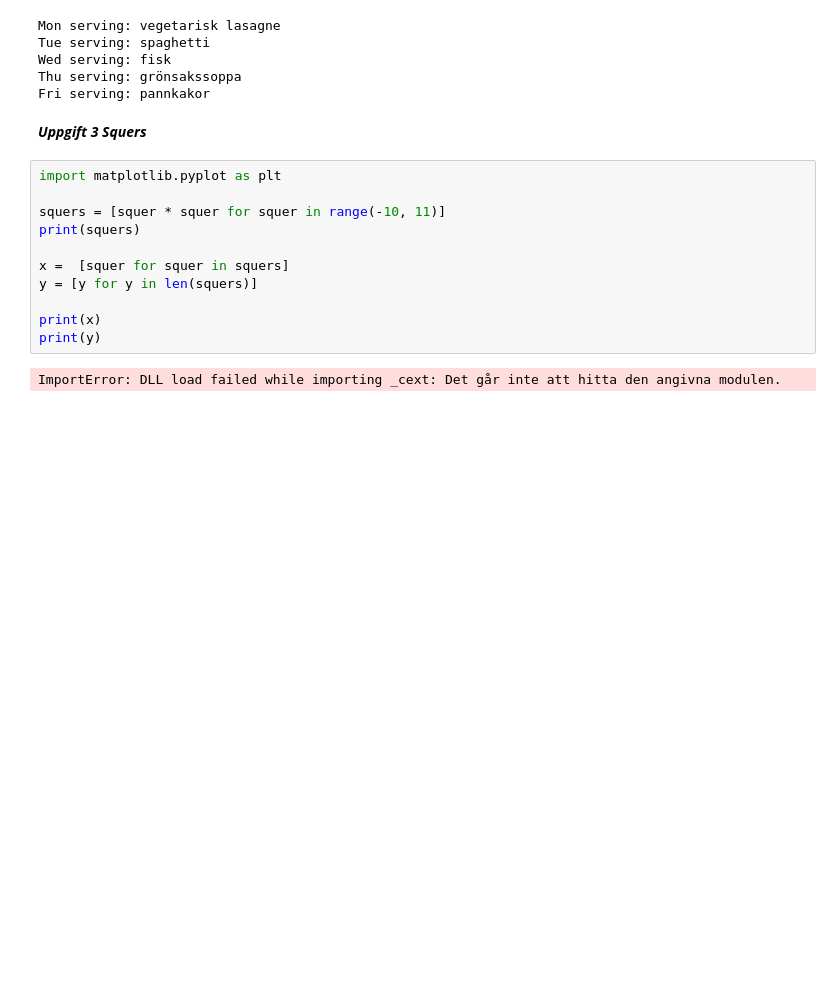
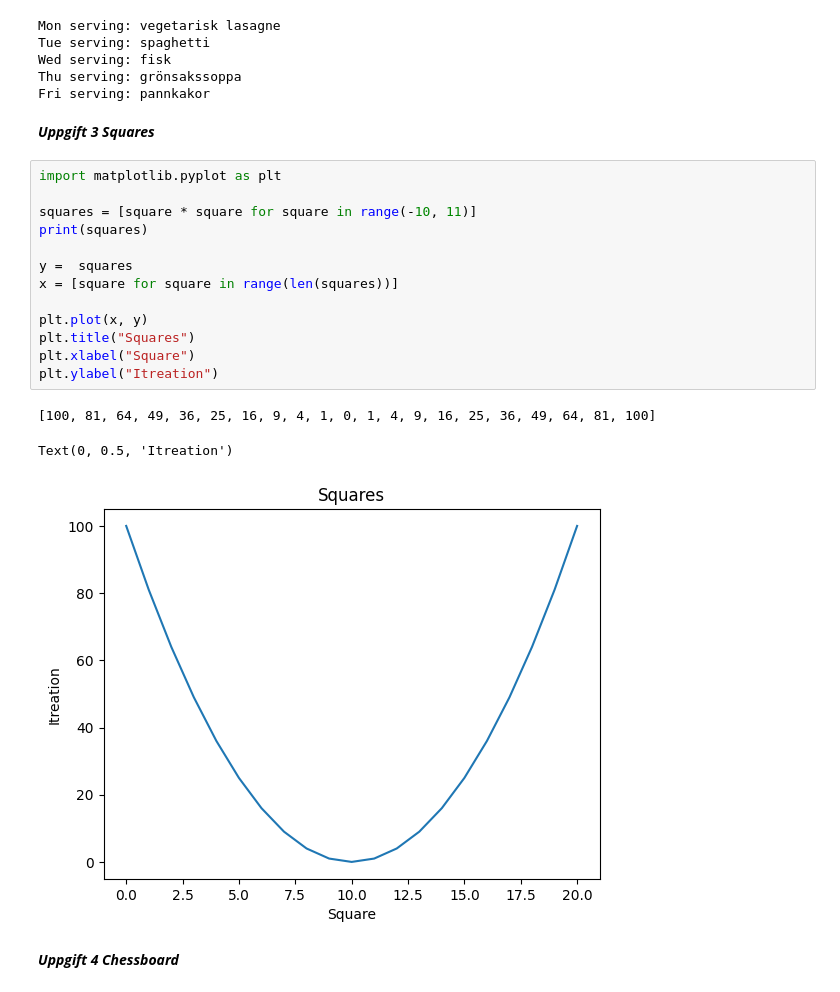
Before and after one commit to HanFredriksson/Python-programing-Hannes-Fredriksson, a Jupyter notebook: Exercises/Exercises-04.ipynb, the cells around one changed output. Drawn from its saved outputs; the diff is of its cells as text; blank space fills up the shorter version.

```diff
--- a/Exercises/Exercises-04.ipynb
+++ b/Exercises/Exercises-04.ipynb
@@ -45,17 +45,23 @@ Wed serving: fisk
 Thu serving: grönsakssoppa
 Fri serving: pannkakor
 # %% [markdown]
-***Uppgift 3 Squers***
+***Uppgift 3 Squares***
-# %%
-import matplotlib.pyplot as plt
-
-squers = [squer * squer for squer in range(-10, 11)]
-print(squers)
-
-x =  [squer for squer in squers]
-y = [y for y in len(squers)]
-
-print(x)
-print(y)
-# %% [output]
-ImportError: DLL load failed while importing _cext: Det går inte att hitta den angivna modulen.
+# %%
+import matplotlib.pyplot as plt
+
+squares = [square * square for square in range(-10, 11)]
+print(squares)
+
+y =  squares
+x = [square for square in range(len(squares))]
+
+plt.plot(x, y)
+plt.title("Squares")
+plt.xlabel("Square")
+plt.ylabel("Itreation")
+# %% [output]
+[100, 81, 64, 49, 36, 25, 16, 9, 4, 1, 0, 1, 4, 9, 16, 25, 36, 49, 64, 81, 100]
+Text(0, 0.5, 'Itreation')
+[figure, added]
+# %% [markdown]
+***Uppgift 4 Chessboard***
```
Also changed, not shown: parts of 5 cells of this notebook.
